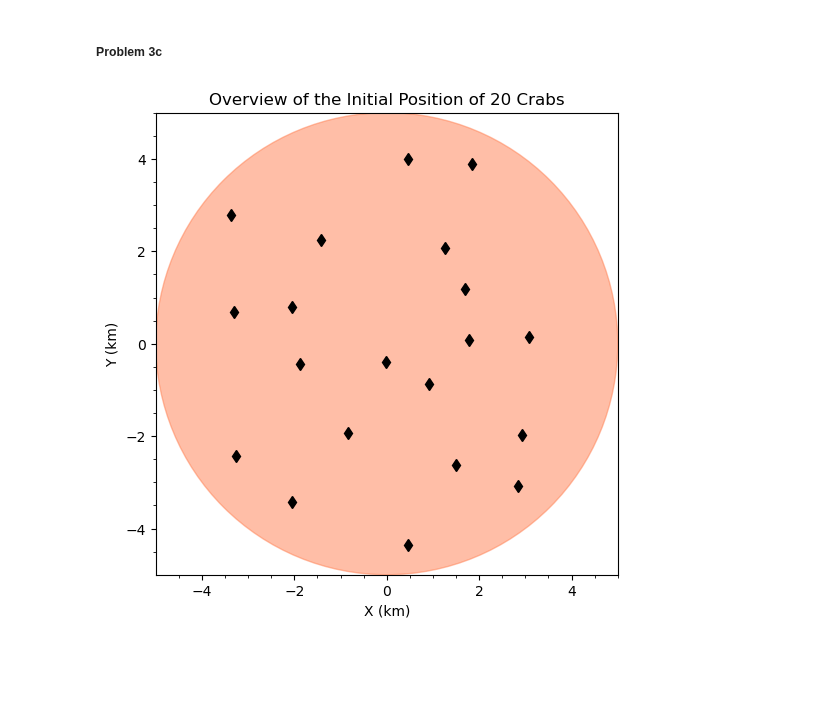
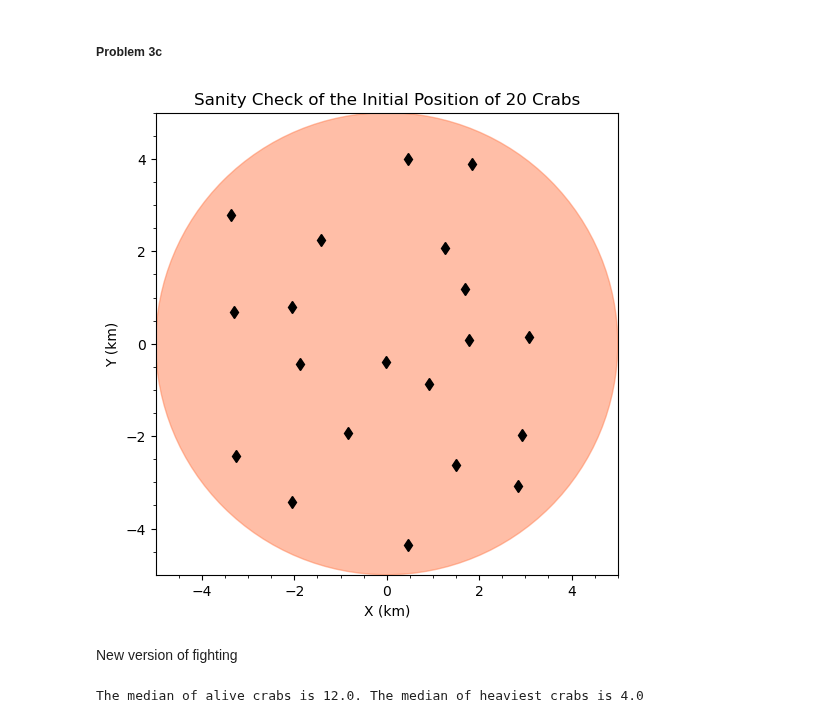
Before and after one commit to Gullaschen/AMAS, a Jupyter notebook: ProblemSet2/Problem_3.ipynb, the cells around one changed output. Saved outputs shown, nothing was run; the diff lists cells and outputs as text; code cells hidden in the pictures; blank space fills up the shorter version.

```diff
--- a/ProblemSet2/Problem_3.ipynb
+++ b/ProblemSet2/Problem_3.ipynb
@@ -175,21 +174,24 @@ df_crab_original['Mass']  = 1 # Set the mass of all crabs to 1
 # %%
 island = plt.Circle((0, 0), island_size, color='coral', alpha=0.5)
 fig, ax = plt.subplots(figsize=(6,6))
 ax.add_artist(island)
 ax.plot(df_crab_original['X'],df_crab_original['Y'], color='k',marker='d',linestyle='')
 ax = plt.gca()
 ax.xaxis.set_minor_locator(AutoMinorLocator(4))
 ax.yaxis.set_minor_locator(AutoMinorLocator(4))
 ax.tick_params(which='minor', length=2, color='k')
 ax.set_xlim(-island_size, island_size)
 ax.set_ylim(-island_size, island_size)
 ax.set_xlabel('X (km)')
 ax.set_ylabel('Y (km)')
-ax.set_title('Overview of the Initial Position of 20 Crabs')
+ax.set_title('Sanity Check of the Initial Position of 20 Crabs')
 plt.gca().set_aspect('equal', adjustable='box')
+plt.savefig('Problem3_Fig3c_sanity.pdf')
 plt.show()
 # %% [output]
-[figure, old version]
+[figure, new version]
+# %% [markdown]
+New version of fighting
 # %%
 ### Parameters of run
 days = 200
@@ -249,0 +246,4 @@ for day in range(days):
+# %%
+print(f'The median of alive crabs is {np.median(Alive_list)}. The median of heaviest crabs is {np.median(Mass_list)}')
+# %% [output]
+The median of alive crabs is 12.0. The median of heaviest crabs is 4.0
```
Also changed, not shown: parts of 16 cells of this notebook, 9 other files.
